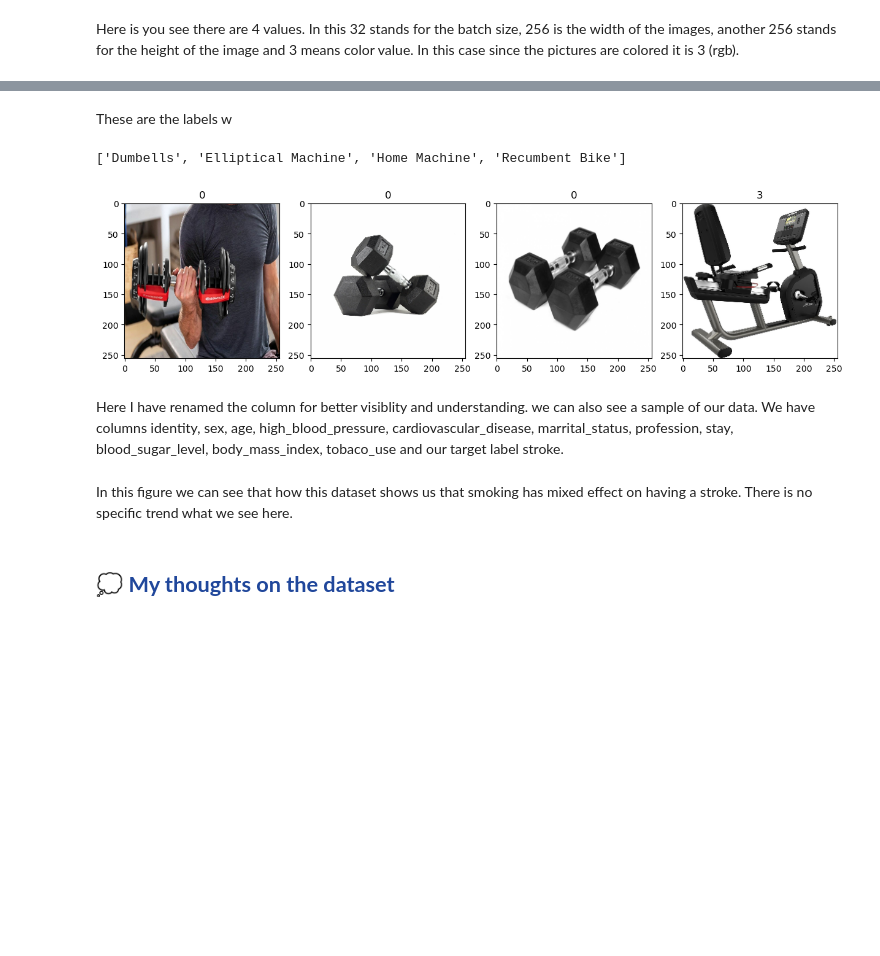
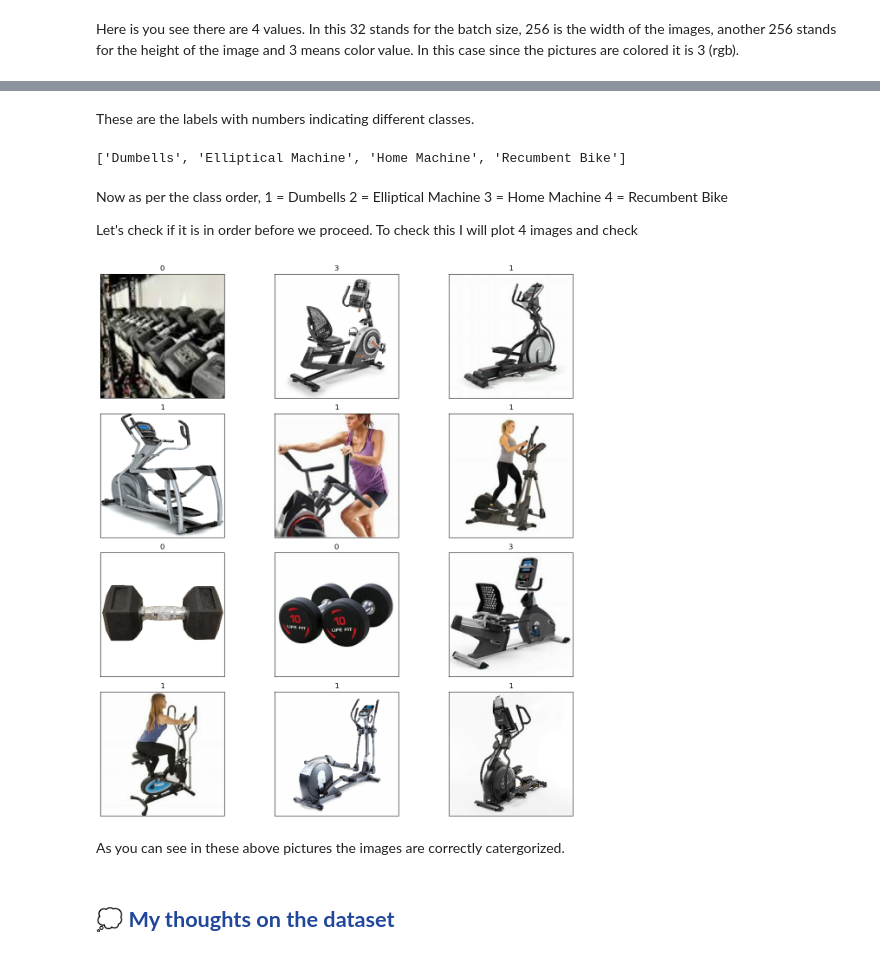
Before and after one commit to JasonJoel18/python-datascience-projects, a Jupyter notebook: 014. image_classification_project/pipeline/pipeline final.ipynb, the cells around one changed output, grey strips where cells are left out. Cells and saved outputs as stored; diff of their text form; code cells hidden in the pictures; blank space fills up the shorter version.

```diff
--- a/014. image_classification_project/pipeline/pipeline final.ipynb
+++ b/014. image_classification_project/pipeline/pipeline final.ipynb
@@ -59,7 +63,7 @@ tf.config.list_physical_devices('GPU')
 
 ## 📊 <span style="color: #20479b; font-weight: bold;">Importing Dataset</span>
 # %%
-dataset_dir = '/Users/jasonjoelpinto/Documents/GitHub/python-datascience-projects/014. image_classification_project/dataset/Gym Data'
+dtst_dir = '/Users/jasonjoelpinto/Documents/GitHub/python-datascience-projects/014. image_classification_project/dataset/Gym Data'
 extensions = ['png','jpeg','jpg']
 # %% [markdown]
 Here I have specified the data directory where I have saved my images in my local computer.
@@ -161,7 +165,7 @@ plt.show()
 # %% [output]
 [figure]
 # %%
-data = tf.keras.utils.image_dataset_from_directory(dataset_dir)
+dt = tf.keras.utils.image_dataset_from_directory(dtst_dir)
 # %% [output]
 Found 792 files belonging to 4 classes.
 # %% [markdown]
@@ -175,13 +179,13 @@ For EDA I will be using the main data. Once data is normalized, I will be splitt
 
 Here one disadvantage that I saw is that we cannot view the image randomly. We need a iterator with loads the data in batches and then we can load the data. Let's view some of the images.
 # %%
-dt_itr = data.as_numpy_iterator()
+dt_itr = dt.as_numpy_iterator()
 dt_itr
 # %% [output]
 NumpyIterator(iterator=<tensorflow.python.data.ops.iterator_ops.OwnedIterator object at 0x...>)
 # %%
-batch = dt_itr.next()
-len(batch)
+btc_load = dt_itr.next()
+len(btc_load)
 # %% [output]
 2
 # %% [markdown]
@@ -201,7 +205,2 @@ array([1, 1, 0, 0, 0, 3, 1, 3, 3, 1, 1, 3, 1, 1, 1, 3, 0, 0, 3, 0, 1, 1,
 # %% [markdown]
-These are the labels w
+These are the labels with numbers indicating different classes.
-# %%
-class_names = data.class_names
-print(class_names)
-# %% [output]
-['Dumbells', 'Elliptical Machine', 'Home Machine', 'Recumbent Bike']
@@ -213,15 +207,33 @@ eq_class= ['Dumbells',
+# %%
+eq_class = dt.class_names
+eq_class
+# %% [output]
+['Dumbells', 'Elliptical Machine', 'Home Machine', 'Recumbent Bike']
+# %% [markdown]
+Now as per the class order,
+1 = Dumbells
+2 = Elliptical Machine
+3 = Home Machine
+4 = Recumbent Bike
+
+Let's check if it is in order before we proceed. To check this I will plot 4 images and check
 # %%
-fig, impt = plt.subplots(ncols=4, figsize= (15,15))
+fig, impt = plt.subplots(nrows=4, ncols=3, figsize= (13,13))
 
-for i, img in enumerate(batch[0][2:6]):
+impt = impt.flatten()
+
+for i, img in enumerate(btc_load[0][2:14]):
     impt[i].imshow(img.astype(int))
-    impt[i].title.set_text(batch[1][2:6][i])
+    impt[i].title.set_text(btc_load[1][2:14][i])
+    impt[i].set_xticks([])
+    impt[i].set_yticks([])
+
+plt.tight_layout()
+plt.show()
 # %% [output]
-[figure, old version]
+[figure, new version]
-# %% [markdown]
-Here I have renamed the column for better visiblity and understanding. we can also see a sample of our data. We have columns identity, sex, age, high_blood_pressure, cardiovascular_disease, marrital_status, profession, stay, blood_sugar_level, body_mass_index, tobaco_use and our target label stroke.
-# %% [markdown]
-In this figure we can see that how this dataset shows us that smoking has mixed effect on having a stroke. There is no specific trend what we see here.
+# %% [markdown]
+As you can see in these above pictures the images are correctly catergorized.
 # %% [markdown]
 <a id='thoughts'></a>
 ## 💭 <span style="color: #20479b; font-weight: bold;">My thoughts on the dataset</span>
```
Also changed, not shown: parts of 32 cells of this notebook, 8 other files.
